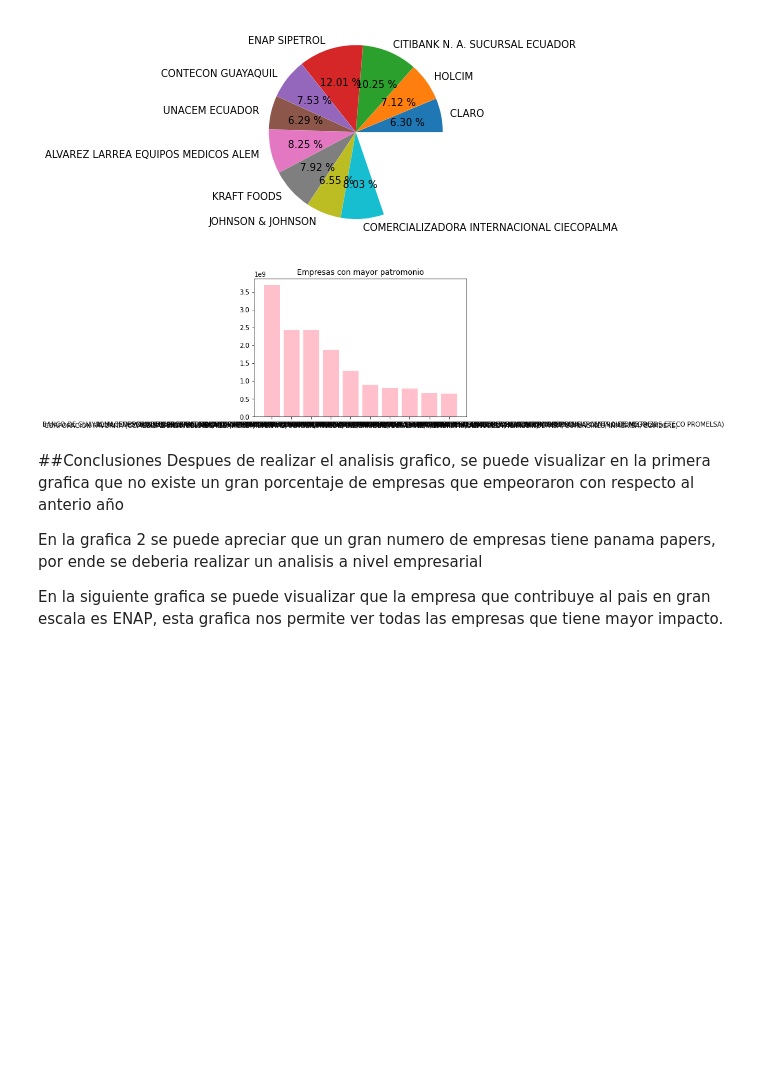
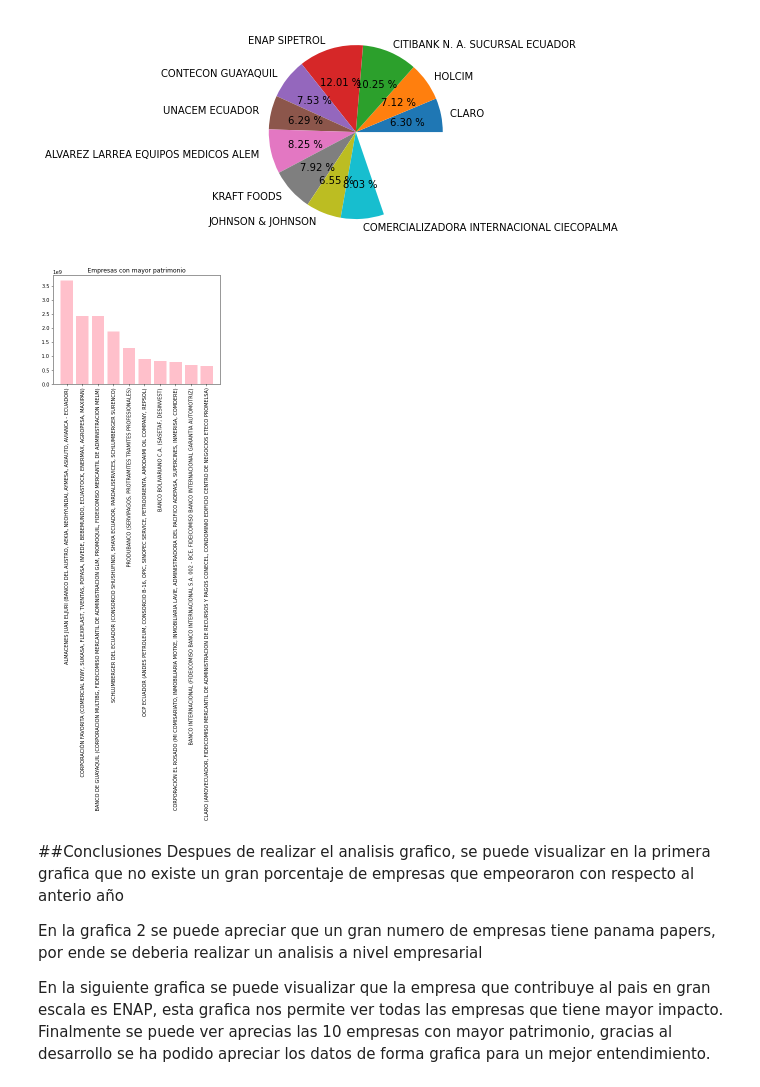
Before and after one commit to DianaTixi/SimulacionP60, a Jupyter notebook: Prueba1_TixiDiana.ipynb, the cells around one changed output. Saved outputs shown, nothing was run; the diff lists cells and outputs as text; code cells hidden in the pictures; blank space fills up the shorter version.

```diff
--- a/Prueba1_TixiDiana.ipynb
+++ b/Prueba1_TixiDiana.ipynb
@@ -84,15 +84,16 @@ plt.show()
 # %%
 #Obtener las empresas que mayor patrimonio tienen (10).
 df['Total Patrimonio (7) 2020']  = df['Total Patrimonio (7) 2020'].replace(0,np.nan)
 patrimonio = df.sort_values(['Total Patrimonio (7) 2020'],ascending=False)
 nuevospatrimonios=patrimonio['Total Patrimonio (7) 2020']
 empresas=df['\nNombre Grupo Económico']
 #grafica
+plt.xticks(rotation = 90)
 plt.bar(empresas[1:11], nuevospatrimonios[1:11], color='pink')
 plt.title("Empresas con mayor patrimonio")
 plt.show()
 # %% [output]
-[figure, old version]
+[figure, new version]
 # %% [markdown]
 ##Conclusiones
 Despues de realizar el analisis grafico, se puede visualizar en la primera grafica que no existe un gran porcentaje de empresas que empeoraron con respecto al anterio año
@@ -100,3 +101,4 @@ Despues de realizar el analisis grafico, se puede visualizar en la primera grafi
 En la grafica 2 se puede apreciar que un gran numero de empresas tiene panama papers, por ende se deberia realizar un analisis a nivel empresarial
 
 En la siguiente grafica se puede visualizar que la empresa que contribuye al pais en gran escala es ENAP, esta grafica nos permite ver todas las empresas que tiene mayor impacto.
+Finalmente se puede ver aprecias las 10 empresas con mayor patrimonio, gracias al desarrollo se ha podido apreciar los datos de forma grafica para un mejor entendimiento.
```
